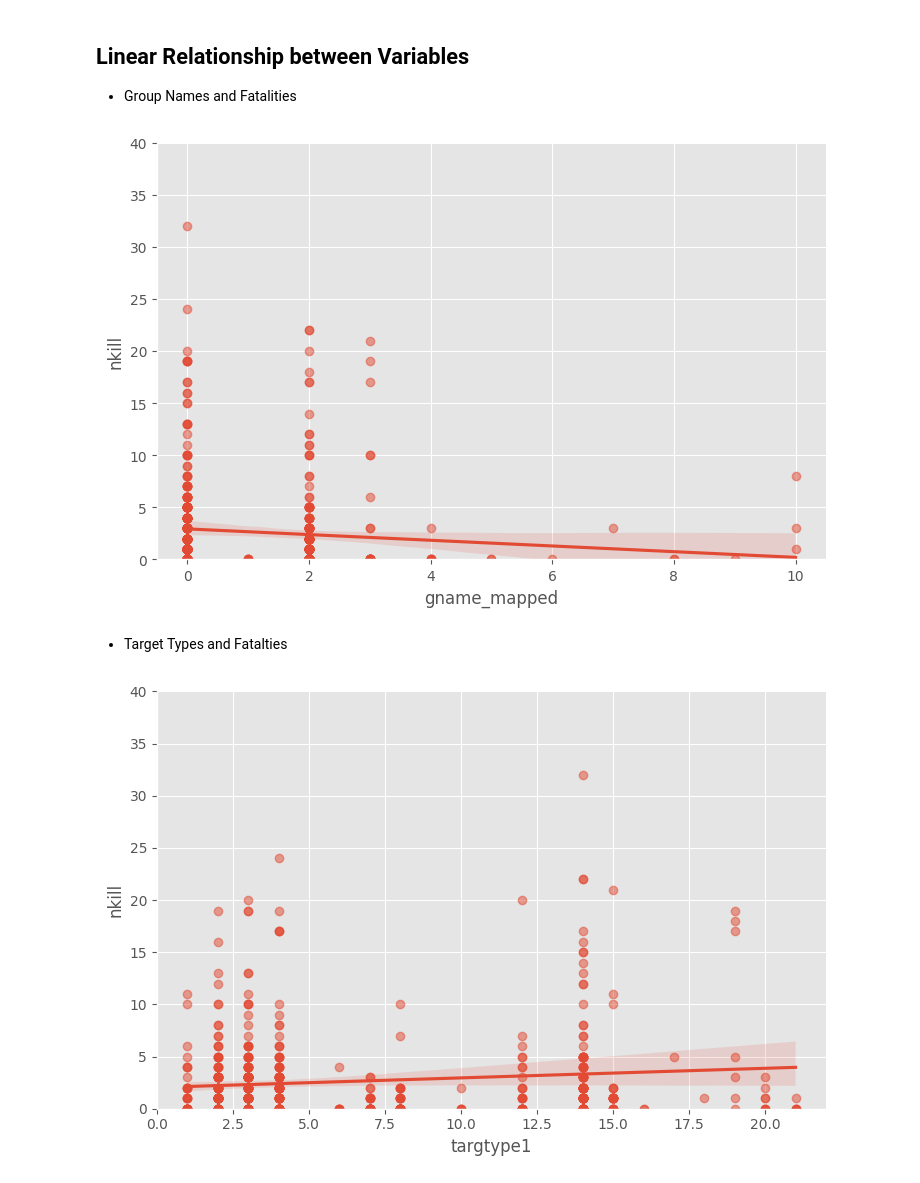
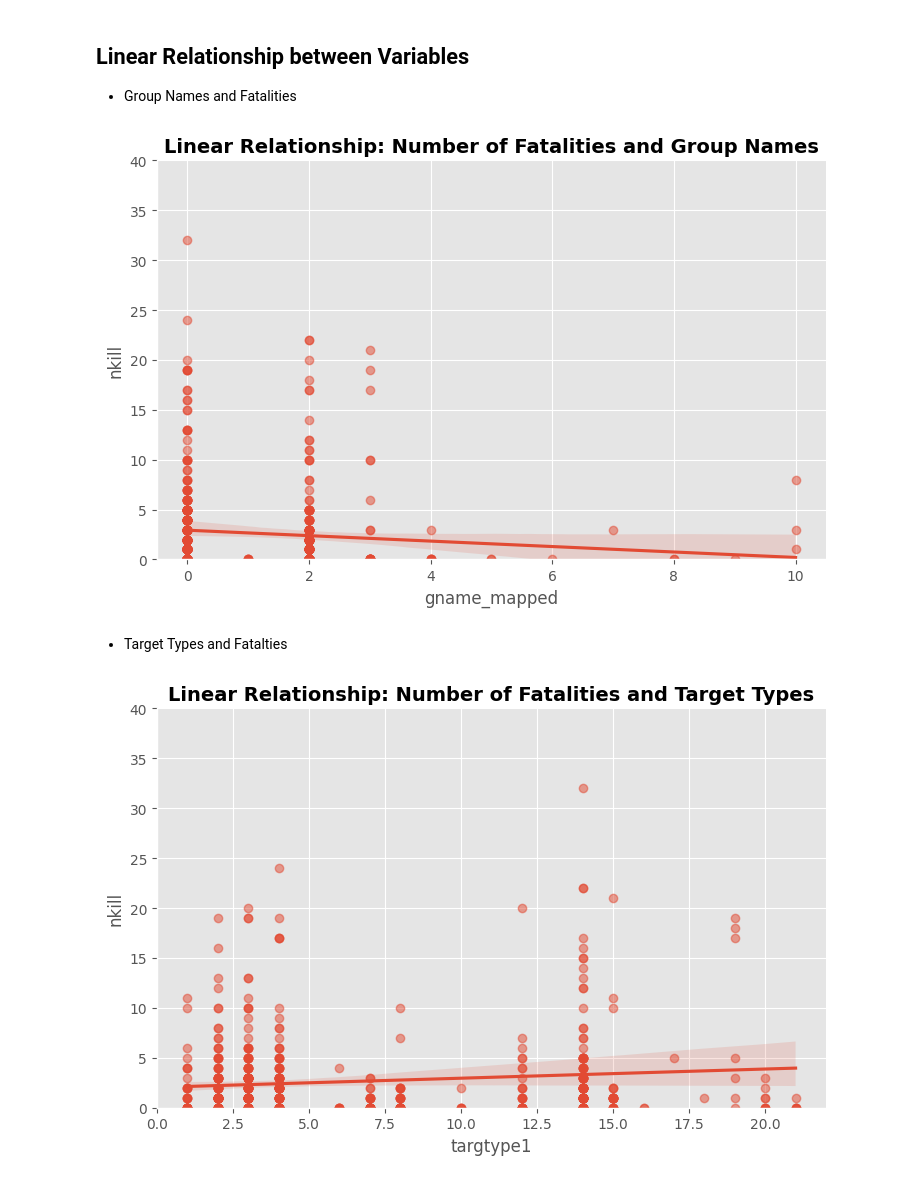
Before and after one commit to OdinProjectI/ODIN, a Jupyter notebook: WarInAfghanistan2001_2006.ipynb, the cells around one changed output. Saved outputs shown, nothing was run; the diff lists cells and outputs as text; code cells hidden in the pictures.

```diff
--- a/WarInAfghanistan2001_2006.ipynb
+++ b/WarInAfghanistan2001_2006.ipynb
@@ -628,18 +719,19 @@ plt.tight_layout()
 - Group Names and Fatalities
 # %%
 sns.lmplot(data=salvo_df, x='gname_mapped', y='nkill', aspect=1.5, scatter_kws={'alpha': 0.5})
-plt.title("Number of Fatalities and Group Names", fon)
+plt.title("Linear Relationship: Number of Fatalities and Group Names", fontweight='bold', fontsize=14)
 plt.ylim([0, 40] )
 plt.tight_layout()
 # %% [output]
-[figure, old version]
+[figure, new version]
 # %% [markdown]
 - Target Types and Fatalties
 # %%
 sns.lmplot(data=salvo_df, x='targtype1', y='nkill', aspect=1.5, scatter_kws={'alpha': 0.5})
+plt.title("Linear Relationship: Number of Fatalities and Target Types", fontweight='bold', fontsize=14)
 plt.ylim([0, 40] )
 plt.tight_layout()
 # %% [output]
-[figure, old version]
+[figure, new version]
 # %% [markdown]
 # **Predicting Fatalties Based on Models**
```
Also changed, not shown: parts of 10 cells of this notebook.
